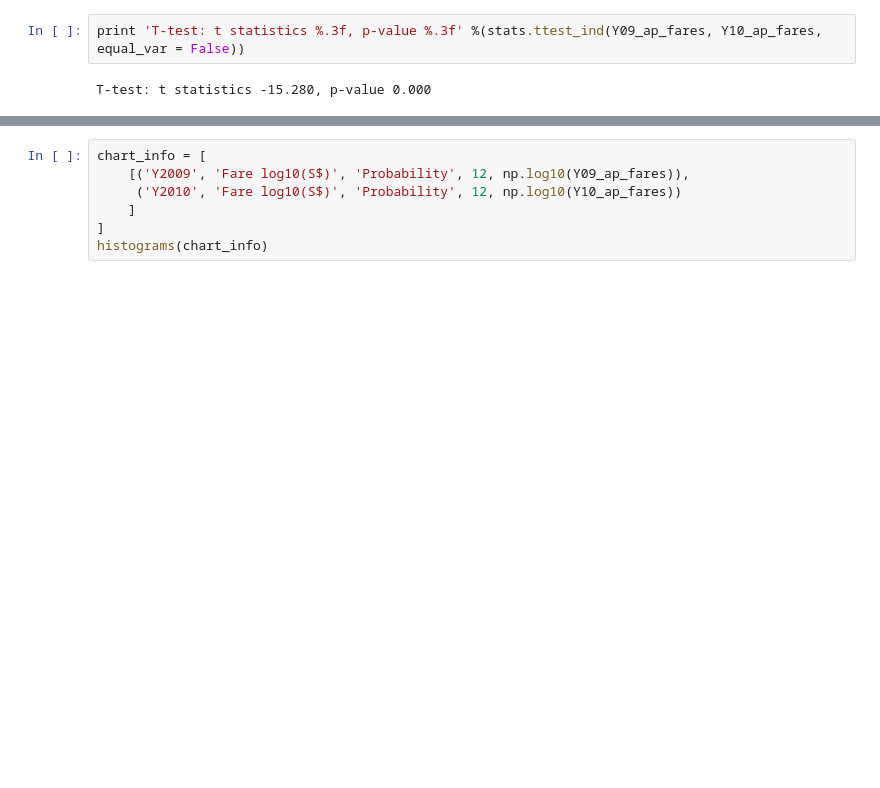
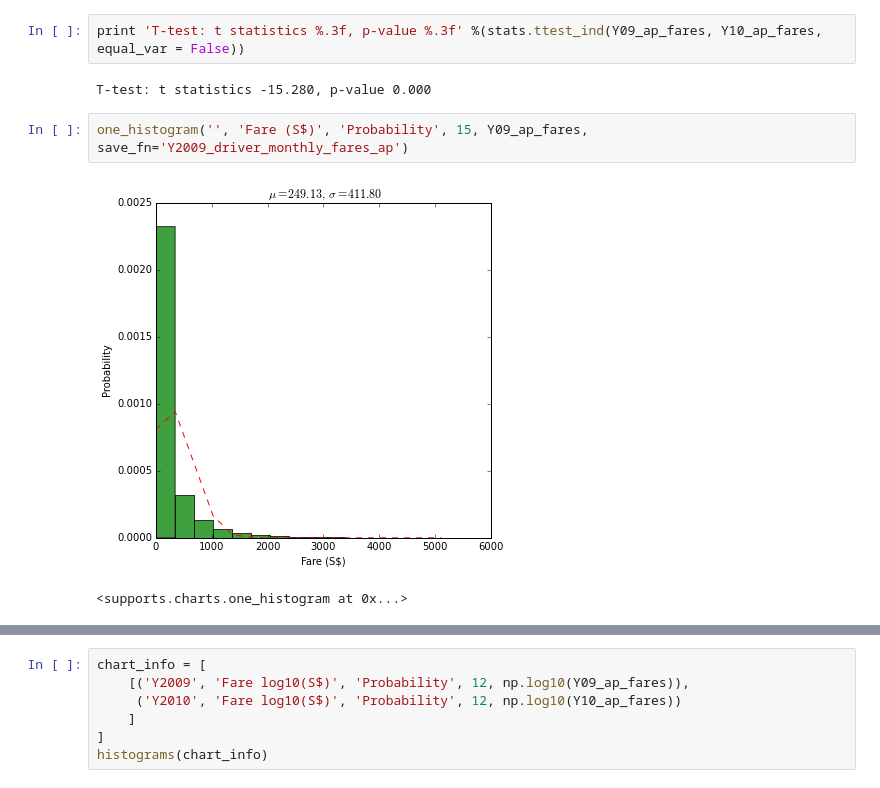
Before and after one commit to jerryhan88/workspace_SMU, a Jupyter notebook: taxi_py/analysis/driver_monthly_fare_ap_trips.ipynb, the cells around one changed output, grey strips where cells are left out. Drawn from its saved outputs; the diff is of its cells as text; blank space fills up the shorter version.

```diff
--- a/taxi_py/analysis/driver_monthly_fare_ap_trips.ipynb
+++ b/taxi_py/analysis/driver_monthly_fare_ap_trips.ipynb
@@ -25,3 +28,8 @@ Y10_ap_fares = [ x / CENT for x in list(Y10_mm_did_gb.sum()['fare'])]
 print 'T-test: t statistics %.3f, p-value %.3f' %(stats.ttest_ind(Y09_ap_fares, Y10_ap_fares, equal_var = False))
 # %% [output]
 T-test: t statistics -15.280, p-value 0.000
+# %%
+one_histogram('', 'Fare (S$)', 'Probability', 15, Y09_ap_fares, save_fn='Y2009_driver_monthly_fares_ap')
+# %% [output]
+[figure, added]
+<supports.charts.one_histogram at 0x...>
```
Also changed, not shown: parts of 5 cells of this notebook, 2 other files.
